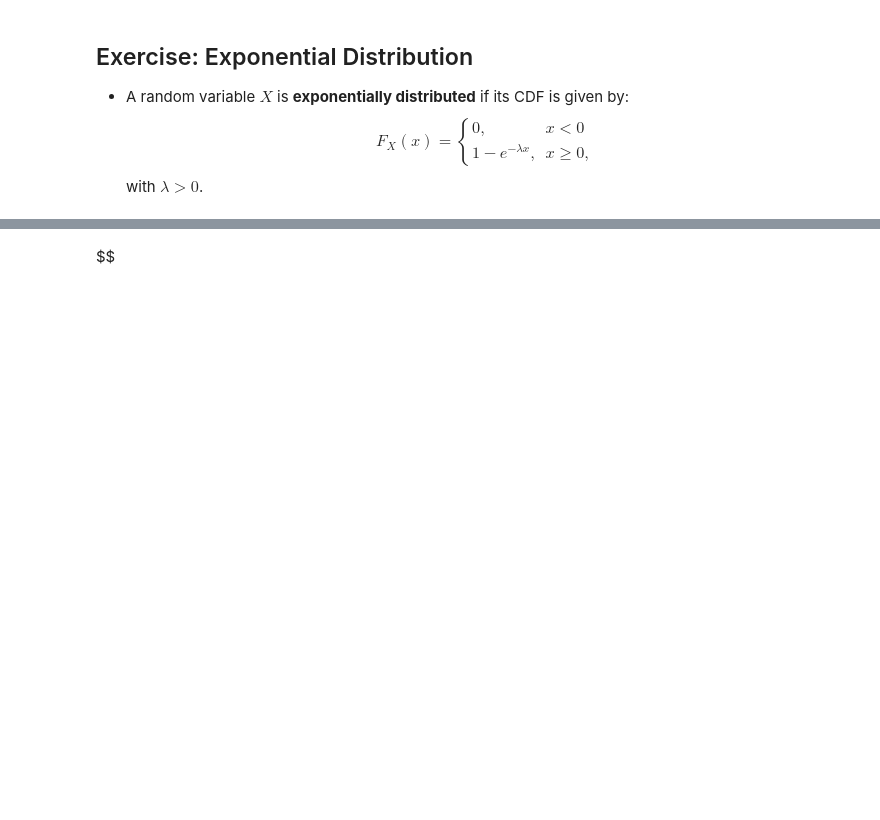
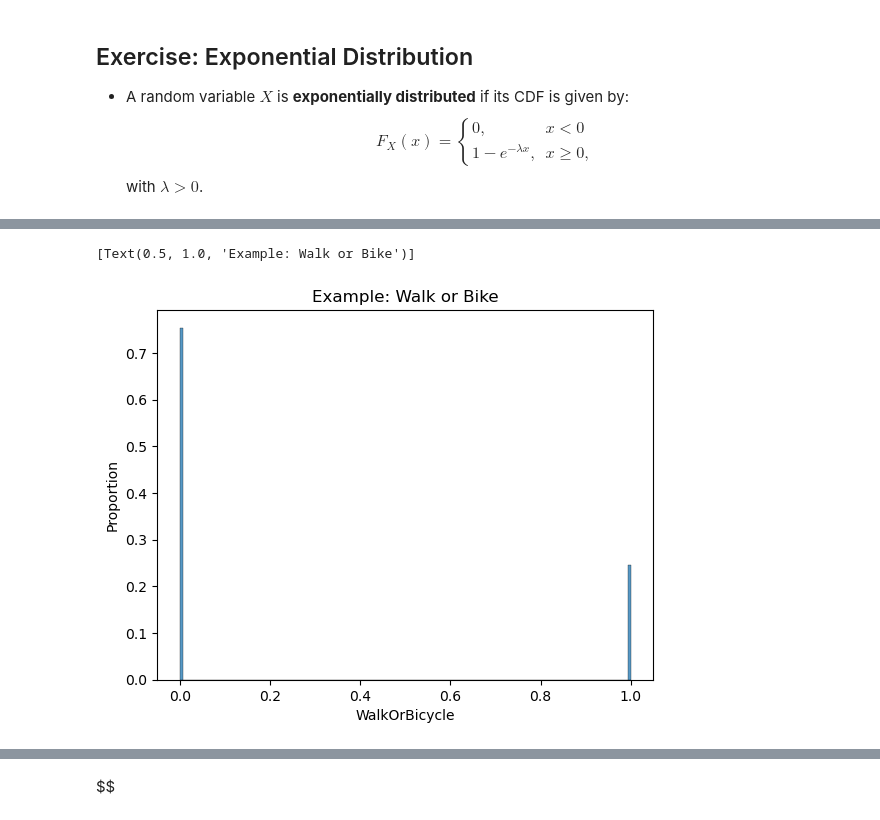
Before and after one commit to Maodougie25/understanding_uncertainty, a Jupyter notebook: 01_probability/01_zoo.ipynb, the cells around one changed output, grey strips where cells are left out. Saved outputs shown, nothing was run; the diff lists cells and outputs as text; code cells hidden in the pictures; blank space fills up the shorter version.

```diff
--- a/01_probability/01_zoo.ipynb
+++ b/01_probability/01_zoo.ipynb
@@ -306,0 +379,5 @@ with $\lambda > 0$.
+# %%
+sns.histplot(df['WalkOrBicycle'],stat='proportion').set(title='Example: Walk or Bike')
+# %% [output]
+[Text(0.5, 1.0, 'Example: Walk or Bike')]
+[figure, added]
```
Also changed, not shown: parts of 16 cells of this notebook, 1 other file.
